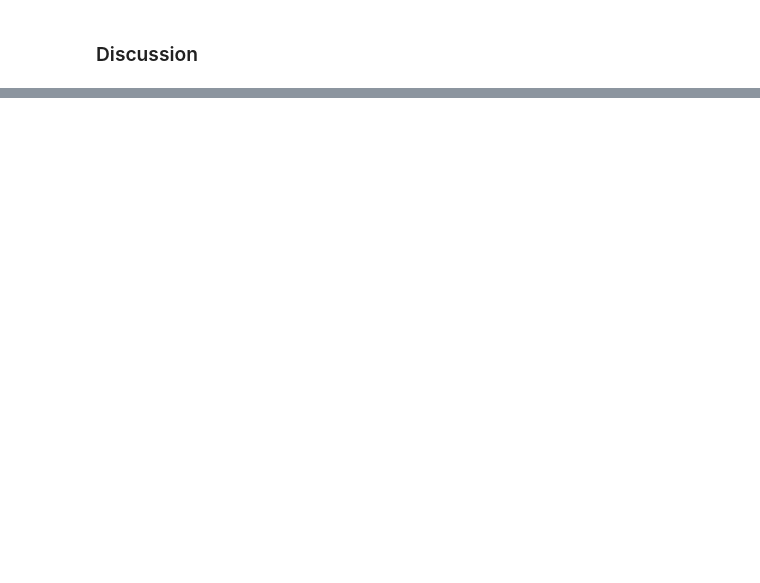
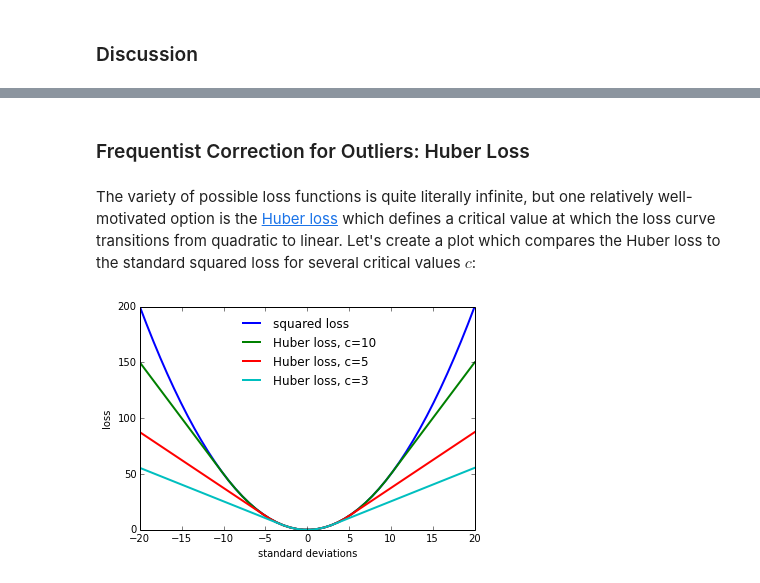
Before and after one commit to twiecki/WhileMyMCMCGentlySamples, a Jupyter notebook: content/downloads/notebooks/FreqBayes2.ipynb, the cells around one changed output, grey strips where cells are left out. Cells and saved outputs as stored; diff of their text form; code cells hidden in the pictures; blank space fills up the shorter version.

```diff
--- a/content/downloads/notebooks/FreqBayes2.ipynb
+++ b/content/downloads/notebooks/FreqBayes2.ipynb
@@ -201,0 +267,19 @@ We'll explore a more data-oriented example of dealing with nuisance parameters n
+# %% [markdown]
+### Frequentist Correction for Outliers: Huber Loss
+# %% [markdown]
+The variety of possible loss functions is quite literally infinite, but one relatively well-motivated option is the [Huber loss](http://en.wikipedia.org/wiki/Huber_loss_function) which defines a critical value at which the loss curve transitions from quadratic to linear. Let's create a plot which compares the Huber loss to the standard squared loss for several critical values $c$:
+# %%
+t = np.linspace(-20, 20)
+
+def huber_loss(t, c=3):
+    return ((abs(t) < c) * 0.5 * t ** 2
+            + (abs(t) >= c) * -c * (0.5 * c - abs(t)))
+
+plt.plot(t, 0.5 * t ** 2, label="squared loss", lw=2)
+for c in (10, 5, 3):
+    plt.plot(t, huber_loss(t, c), label="Huber loss, c={0}".format(c), lw=2)
+plt.ylabel('loss')
+plt.xlabel('standard deviations')
+plt.legend(loc='best', frameon=False);
+# %% [output]
+[figure, added]
```
Also changed, not shown: parts of 46 cells of this notebook.
